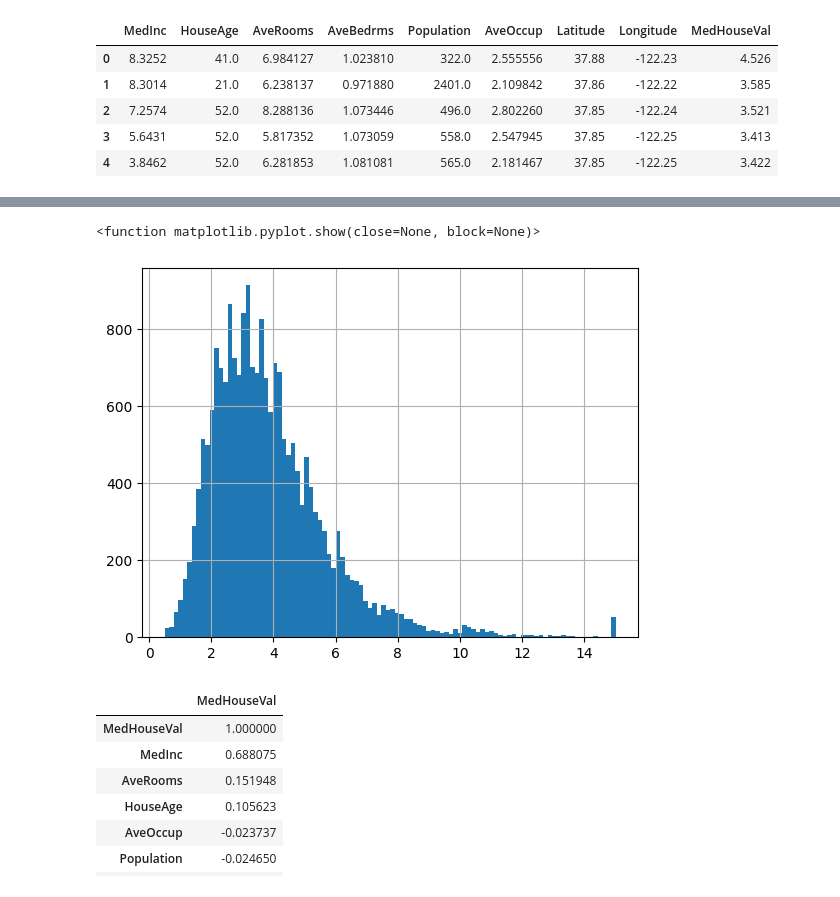
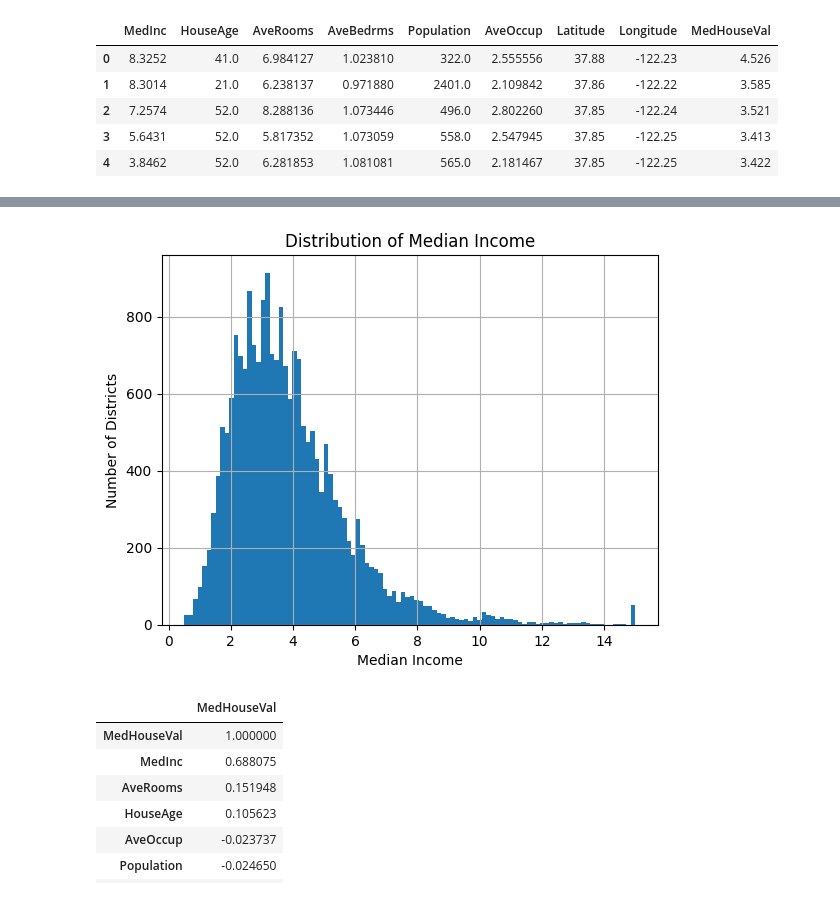
Before and after one commit to isntjin/california-housing-price-prediction, a Jupyter notebook: data_housing_project.ipynb, the cells around one changed output, grey strips where cells are left out. Drawn from its saved outputs; the diff is of its cells as text; code cells hidden in the pictures.

```diff
--- a/data_housing_project.ipynb
+++ b/data_housing_project.ipynb
@@ -51,11 +51,13 @@ Data columns (total 9 columns):
 dtypes: float64(9)
 memory usage: 1.4 MB
 # %%
-df['MedInc'].hist(bins = 100)
-plt.show
+df['MedInc'].hist(bins=100)
+plt.xlabel('Median Income')
+plt.ylabel('Number of Districts')
+plt.title('Distribution of Median Income')
+plt.show()
 # %% [output]
-<function matplotlib.pyplot.show(close=None, block=None)>
-[figure, old version]
+[figure, new version]
 # %%
 df.corr()['MedHouseVal'].sort_values(ascending=False)
 # %% [output]
```
Also changed, not shown: parts of 1 cell of this notebook.
